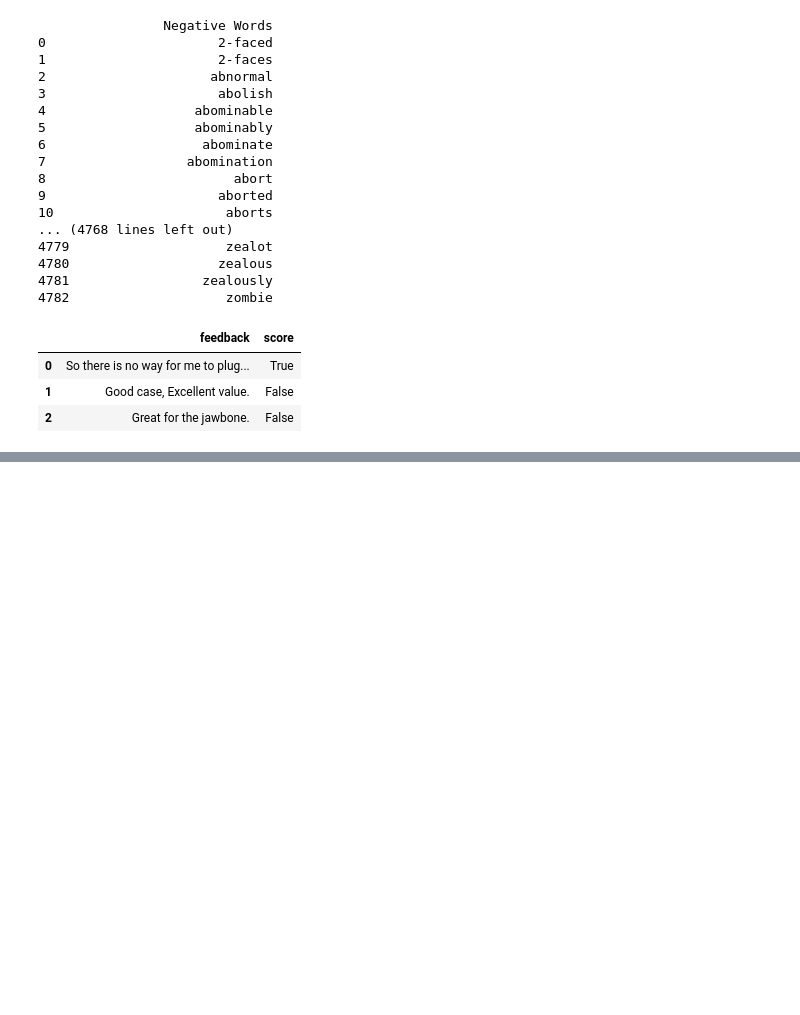
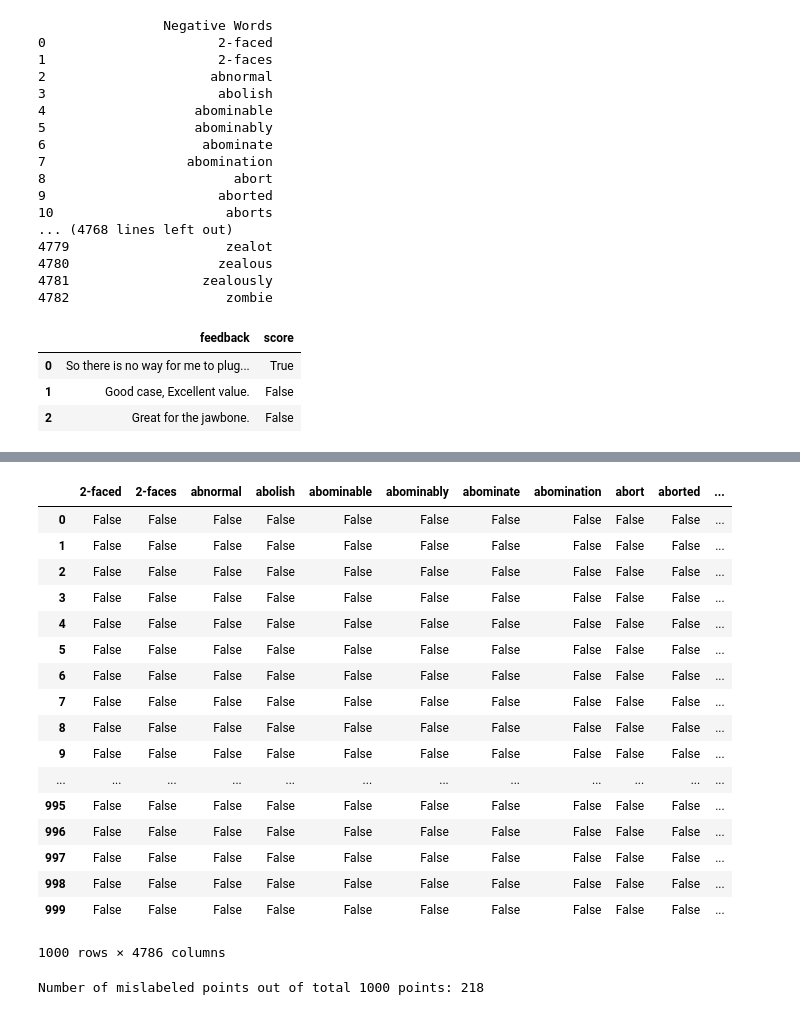
Before and after one commit to GlennSG/Thinkful-Assignments, a Jupyter notebook: Challenges/Challenge 6 Feedback Analysis/Challenge 6 Feedback Analysis.ipynb, the cells around one changed output, grey strips where cells are left out. Cells and saved outputs as stored; diff of their text form; code cells hidden in the pictures; blank space fills up the shorter version.

```diff
--- a/Challenges/Challenge 6 Feedback Analysis/Challenge 6 Feedback Analysis.ipynb
+++ b/Challenges/Challenge 6 Feedback Analysis/Challenge 6 Feedback Analysis.ipynb
@@ -110 +109,22 @@ display(amazon)
+# %%
+amazon[keywords]
+# %% [output]
+|  | 2-faced | 2-faces | abnormal | abolish | abominable | abominably | abominate | abomination | abort | aborted | ... |
+| 0 | False | False | False | False | False | False | False | False | False | False | ... |
+| 1 | False | False | False | False | False | False | False | False | False | False | ... |
+| 2 | False | False | False | False | False | False | False | False | False | False | ... |
+| 3 | False | False | False | False | False | False | False | False | False | False | ... |
+| 4 | False | False | False | False | False | False | False | False | False | False | ... |
+| 5 | False | False | False | False | False | False | False | False | False | False | ... |
+| 6 | False | False | False | False | False | False | False | False | False | False | ... |
+| 7 | False | False | False | False | False | False | False | False | False | False | ... |
+| 8 | False | False | False | False | False | False | False | False | False | False | ... |
+| 9 | False | False | False | False | False | False | False | False | False | False | ... |
+| ... | ... | ... | ... | ... | ... | ... | ... | ... | ... | ... | ... |
+| 995 | False | False | False | False | False | False | False | False | False | False | ... |
+| 996 | False | False | False | False | False | False | False | False | False | False | ... |
+| 997 | False | False | False | False | False | False | False | False | False | False | ... |
+| 998 | False | False | False | False | False | False | False | False | False | False | ... |
+| 999 | False | False | False | False | False | False | False | False | False | False | ... |
+1000 rows × 4786 columns
 # %%
@@ -115,8 +135,10 @@ from sklearn.naive_bayes import BernoulliNB
 
 bnb = BernoulliNB()
 
-bnb.fit(target,data)
+bnb.fit(data,target)
 
 y_pred = bnb.predict(data)
 
 print("Number of mislabeled points out of total {} points: {}".format(data.shape[0],(target != y_pred).sum()))
+# %% [output]
+Number of mislabeled points out of total 1000 points: 218
```
Also changed, not shown: parts of 5 cells of this notebook.
